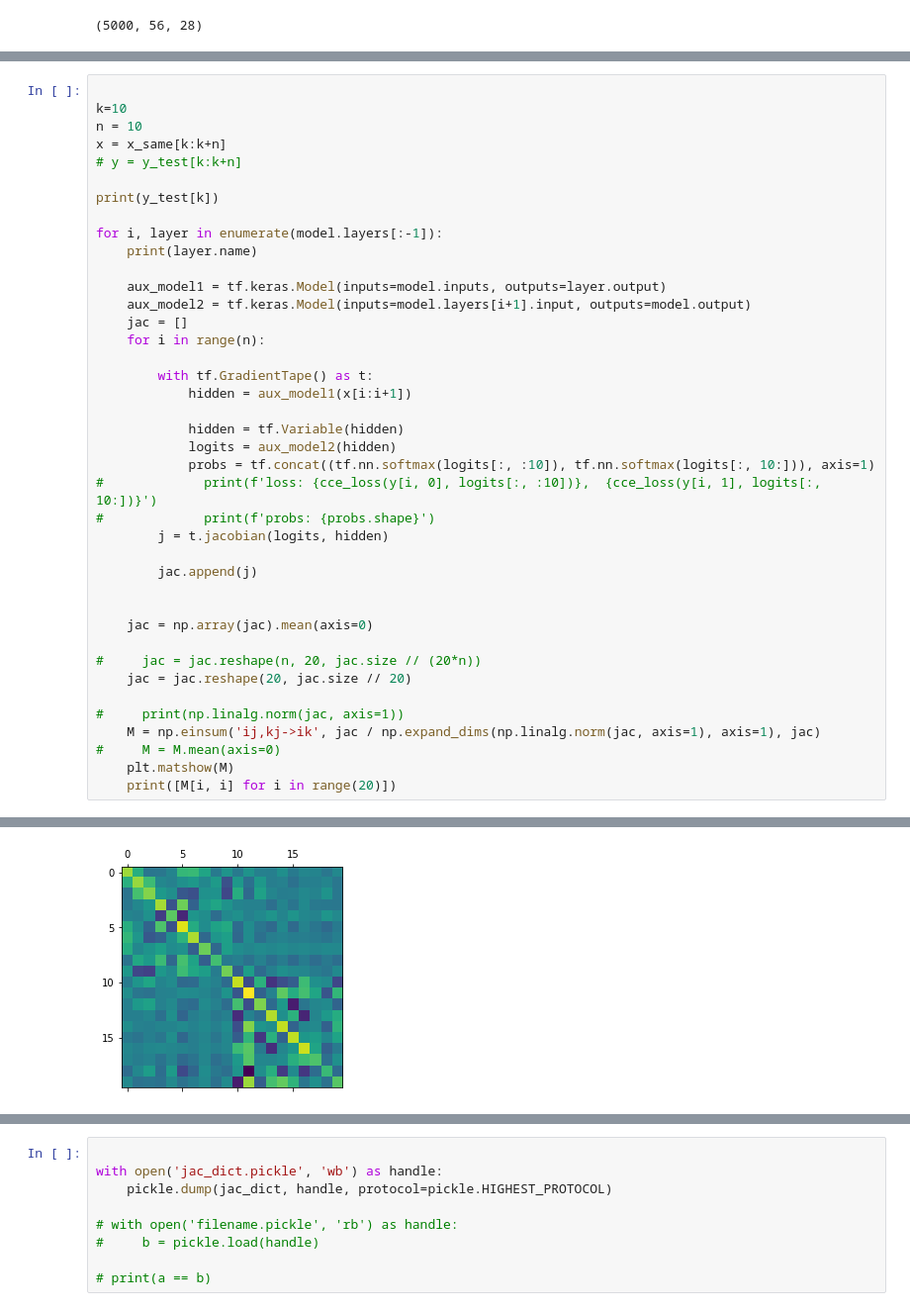
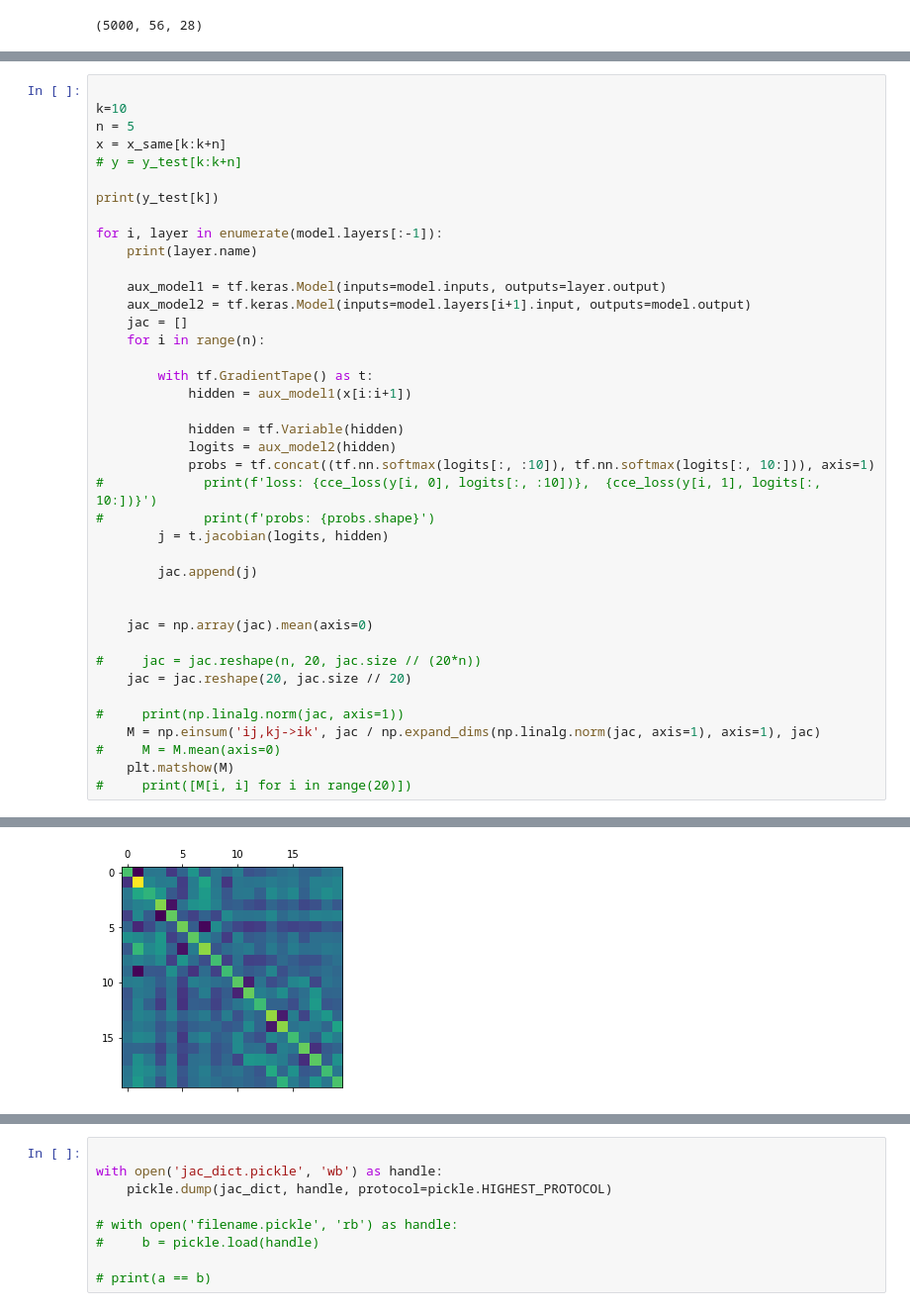
Before and after one commit to thlarsen13/seri, a Jupyter notebook: doublemnist.ipynb, the cells around one changed output, grey strips where cells are left out. Shown at 99% size. Drawn from its saved outputs; the diff is of its cells as text.

```diff
--- a/doublemnist.ipynb
+++ b/doublemnist.ipynb
@@ -168,7 +212,7 @@ Epoch 6/6
 # %%
 
 k=10
-n = 10
+n = 5
 x = x_same[k:k+n]
 # y = y_test[k:k+n]
 
@@ -204,7 +248,7 @@ for i, layer in enumerate(model.layers[:-1]):
     M = np.einsum('ij,kj->ik', jac / np.expand_dims(np.linalg.norm(jac, axis=1), axis=1), jac)
 #     M = M.mean(axis=0)
     plt.matshow(M)
-    print([M[i, i] for i in range(20)])
+#     print([M[i, i] for i in range(20)])
 # %% [output]
 tf.Tensor([0. 6.], shape=(2,), dtype=float32)
 conv2d
@@ -232 +269 @@ dense
-[figure, old version]
+[figure, new version]
```
Also changed, not shown: parts of 13 cells of this notebook, 1 other file.
